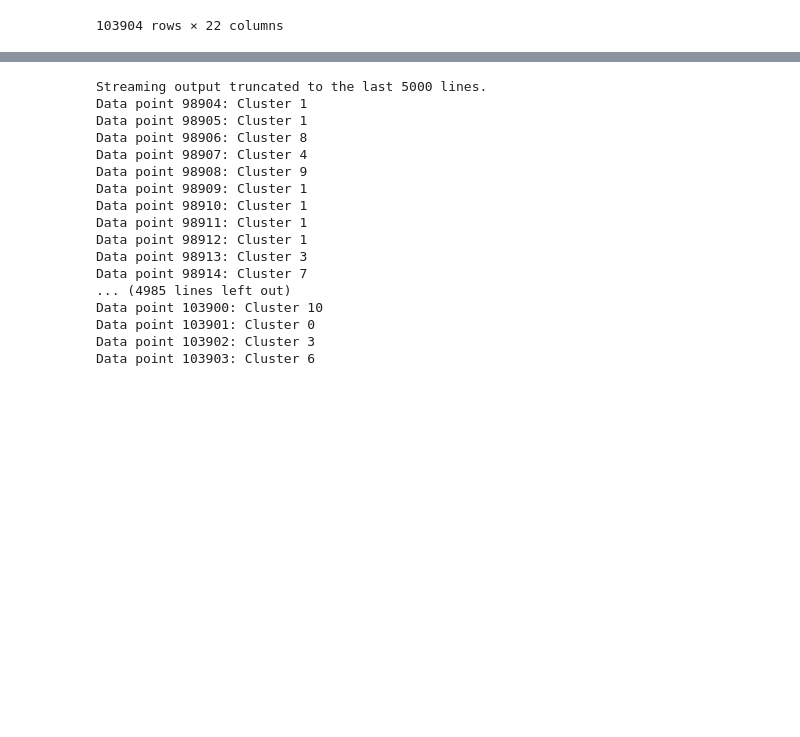
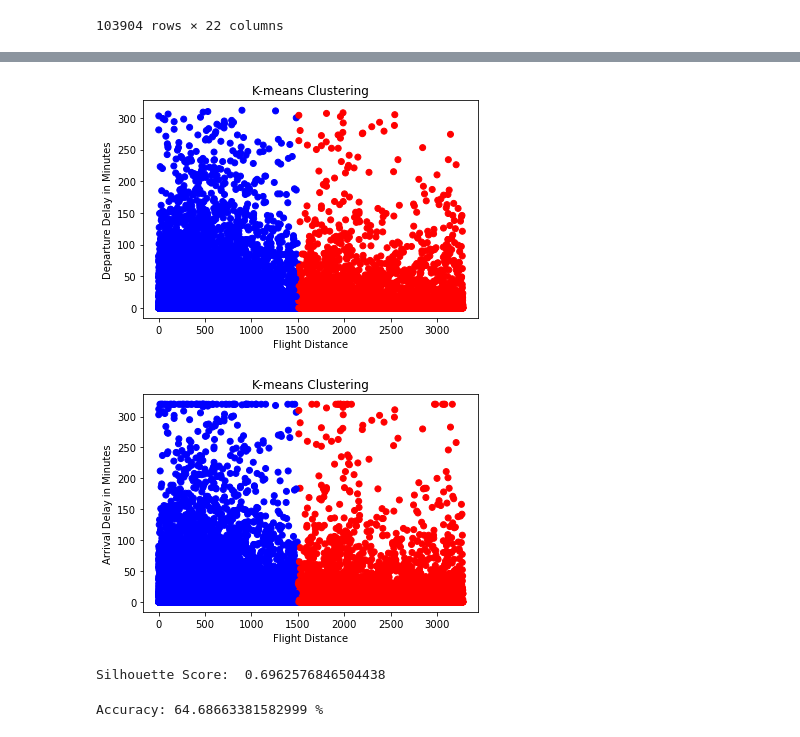
Before and after one commit to norhanreda/Air-line-passenger-satisfaction, a Jupyter notebook: models/kmean_cluster.ipynb, the cells around one changed output, grey strips where cells are left out. Drawn from its saved outputs; the diff is of its cells as text; code cells hidden in the pictures; blank space fills up the shorter version.

```diff
--- a/models/kmean_cluster.ipynb
+++ b/models/kmean_cluster.ipynb
@@ -118,24 +108,52 @@ test
-# %%
-predictions = kmeans.predict(test)
-
-print("New data point predictions:")
-for i, prediction in enumerate(predictions):
-    print(f"Data point {i}: Cluster {prediction}")
-# %% [output]
-Streaming output truncated to the last 5000 lines.
-Data point 98904: Cluster 1
-Data point 98905: Cluster 1
-Data point 98906: Cluster 8
-Data point 98907: Cluster 4
-Data point 98908: Cluster 9
-Data point 98909: Cluster 1
-Data point 98910: Cluster 1
-Data point 98911: Cluster 1
-Data point 98912: Cluster 1
-Data point 98913: Cluster 3
-Data point 98914: Cluster 7
-... (4985 lines left out)
-Data point 103900: Cluster 10
-Data point 103901: Cluster 0
-Data point 103902: Cluster 3
-Data point 103903: Cluster 6
+# %%
+predictions = kmeans.predict(test)
+
+# print("New data point predictions:")
+# for i, prediction in enumerate(predictions):
+#     print(f"Data point {i}: Cluster {prediction}")
+
+# Create a colormap for the scatter plot
+colors = ['red', 'blue']
+
+# Plot the clusters
+plt.scatter(test["Flight Distance"], test["Departure Delay in Minutes"], c=[colors[prediction] for prediction in predictions])
+plt.xlabel('Flight Distance')
+plt.ylabel('Departure Delay in Minutes')
+plt.title('K-means Clustering')
+plt.show()
+
+
+# Plot the clusters
+plt.scatter(test["Flight Distance"], test["Arrival Delay in Minutes"], c=[colors[prediction] for prediction in predictions])
+plt.xlabel('Flight Distance')
+plt.ylabel('Arrival Delay in Minutes')
+plt.title('K-means Clustering')
+plt.show()
+# %% [output]
+[figure, added]
+[figure, added]
+# %%
+
+silhouette_avg = silhouette_score(test, predictions)
+print("Silhouette Score: ", silhouette_avg)
+# %% [output]
+Silhouette Score:  0.6962576846504438
+# %%
+predictions = pd.DataFrame(predictions)
+enc = LabelEncoder()
+y_test =pd.DataFrame( y_test)
+y_test = y_test.replace({'satisfied': 0, 'neutral or dissatisfied': 1})
+y_test = y_test.apply(enc.fit_transform)
+# print(y_test)
+# y_test
+# assert y_test.shape == predictions.shape, "DataFrames should have the same shape"
+y_test = y_test.values
+predictions = predictions.values
+# predictions = np.where(predictions == 1, 0, 1)
+
+# Calculate accuracy by comparing the labels or values
+accuracy = (y_test == predictions).mean()
+
+print("Accuracy:", accuracy*100,"%")
+# %% [output]
+Accuracy: 64.68663381582999 %
```
Also changed, not shown: parts of 4 cells of this notebook, 2 other files.
